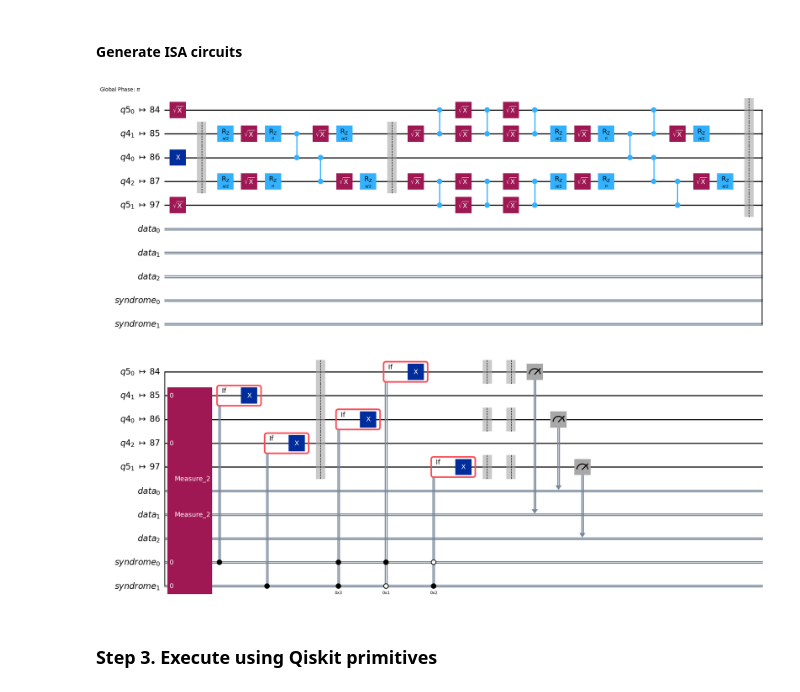
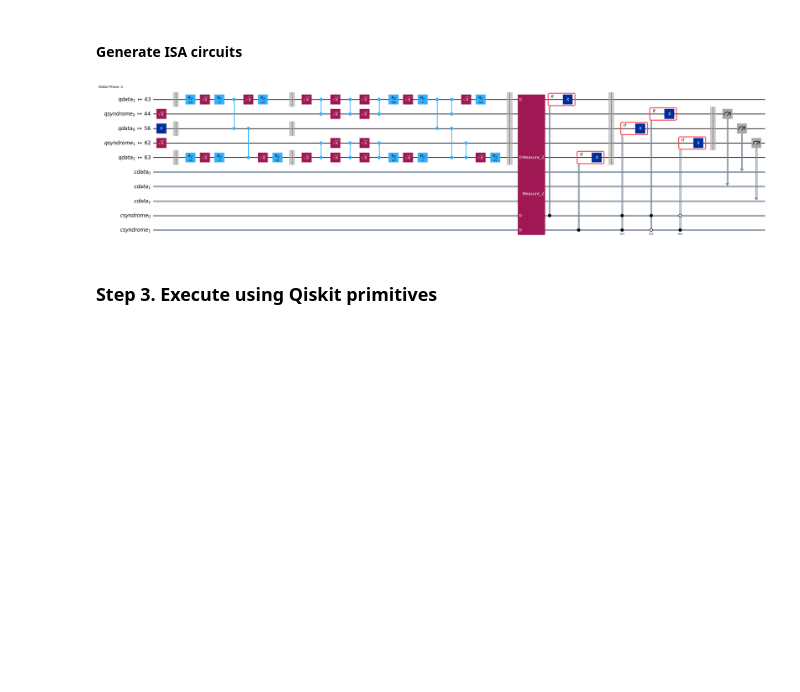
Before and after one commit to rdputteribm/documentation, a Jupyter notebook: docs/tutorials/repetition-codes.ipynb, the cells around one changed output. Cells and saved outputs as stored; diff of their text form; code cells hidden in the pictures; blank space fills up the shorter version.

```diff
--- a/docs/tutorials/repetition-codes.ipynb
+++ b/docs/tutorials/repetition-codes.ipynb
@@ -150,7 +153,7 @@ def build_error_correction_sequence(apply_correction: bool) -> QuantumCircuit:
     circuit = initialize_qubits(circuit)
     circuit = encode_bit_flip(circuit, state_data, ancillas_data)
     circuit = measure_syndrome_bit(
-        circuit, qreg_data, qreg_measure, creg_syndrome
+        circuit, qreg_data, qreg_syndrome, creg_syndrome
     )
 
     if apply_correction:
@@ -161,5 +164,5 @@ def build_error_correction_sequence(apply_correction: bool) -> QuantumCircuit:
 
 
 circuit = build_error_correction_sequence(apply_correction=True)
-circuit.draw(output="mpl", style="iqp", cregbundle=False)
+circuit.draw(output="mpl", style="iqp", cregbundle=False, fold=-1)
 # %% [output]
@@ -173,12 +176,12 @@ To reduce the total job execution time, Qiskit primitives only accept circuits a
 # %%
 from qiskit.transpiler.preset_passmanagers import generate_preset_pass_manager
 
 pm = generate_preset_pass_manager(backend=backend, optimization_level=3)
 isa_circuit = pm.run(circuit)
 
-isa_circuit.draw("mpl", style="iqp", idle_wires=False)
+isa_circuit.draw("mpl", style="iqp", idle_wires=False, cregbundle=False, fold=-1)
 # %% [output]
-[figure, old version]
+[figure, new version]
 # %%
 no_correction_circuit = build_error_correction_sequence(
     apply_correction=False
```
Also changed, not shown: parts of 10 cells of this notebook.
